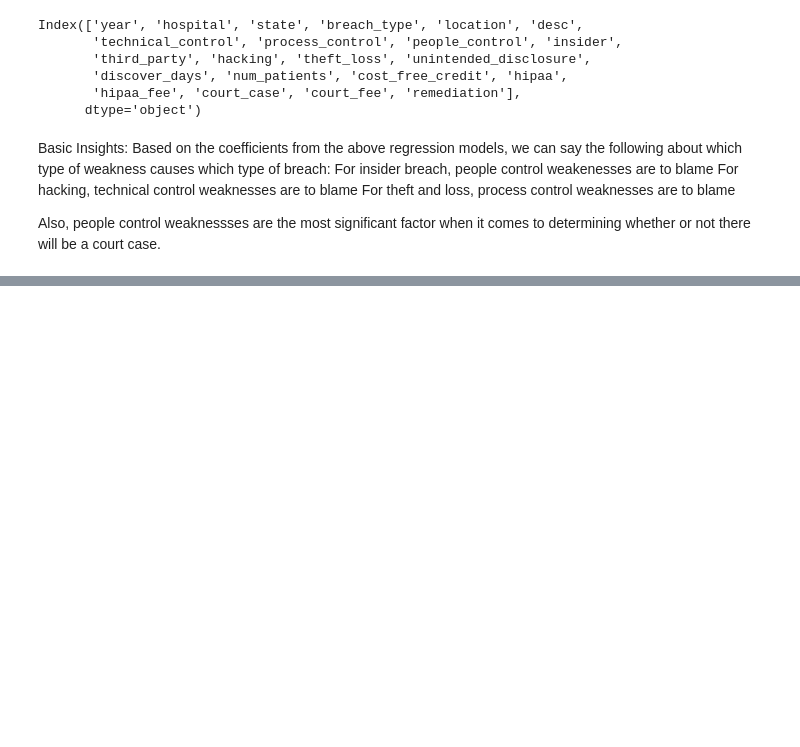
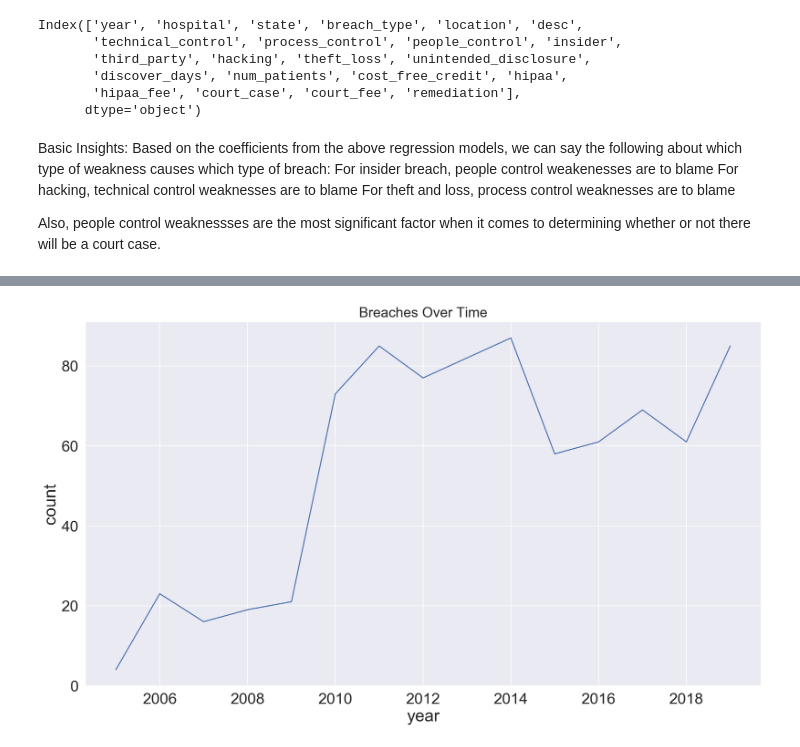
Before and after one commit to sharangw/data-breaches, a Jupyter notebook: DataBreaches-analysis.ipynb, the cells around one changed output, grey strips where cells are left out. Saved outputs shown, nothing was run; the diff lists cells and outputs as text; code cells hidden in the pictures; blank space fills up the shorter version.

```diff
--- a/DataBreaches-analysis.ipynb
+++ b/DataBreaches-analysis.ipynb
@@ -324,0 +383,19 @@ Also, people control weaknessses are the most significant factor when it comes t
+# %%
+# create df with number of breaches by year
+years = df.groupby(['year']).year.agg('count').to_frame('count').reset_index()
+# create df with number of patients affected by year
+patients = df.groupby(['year'])[['num_patients']].sum()
+# merge the two dfs
+merged = pd.merge(years, patients, on='year', how='inner')
+# create another column for number of patients affected per breach
+merged['records_per_breach'] = merged['num_patients']/merged['count']
+# %%
+# plot number of breaches over time
+
+sns.set(font_scale=2)
+ax = sns.lineplot(x='year', y='count', data=merged)
+ax.set_title("Breaches Over Time", fontsize=20)
+plt.tight_layout()
+plt.show()
+# %% [output]
+[figure, added]
```
Also changed, not shown: parts of 9 cells of this notebook.
